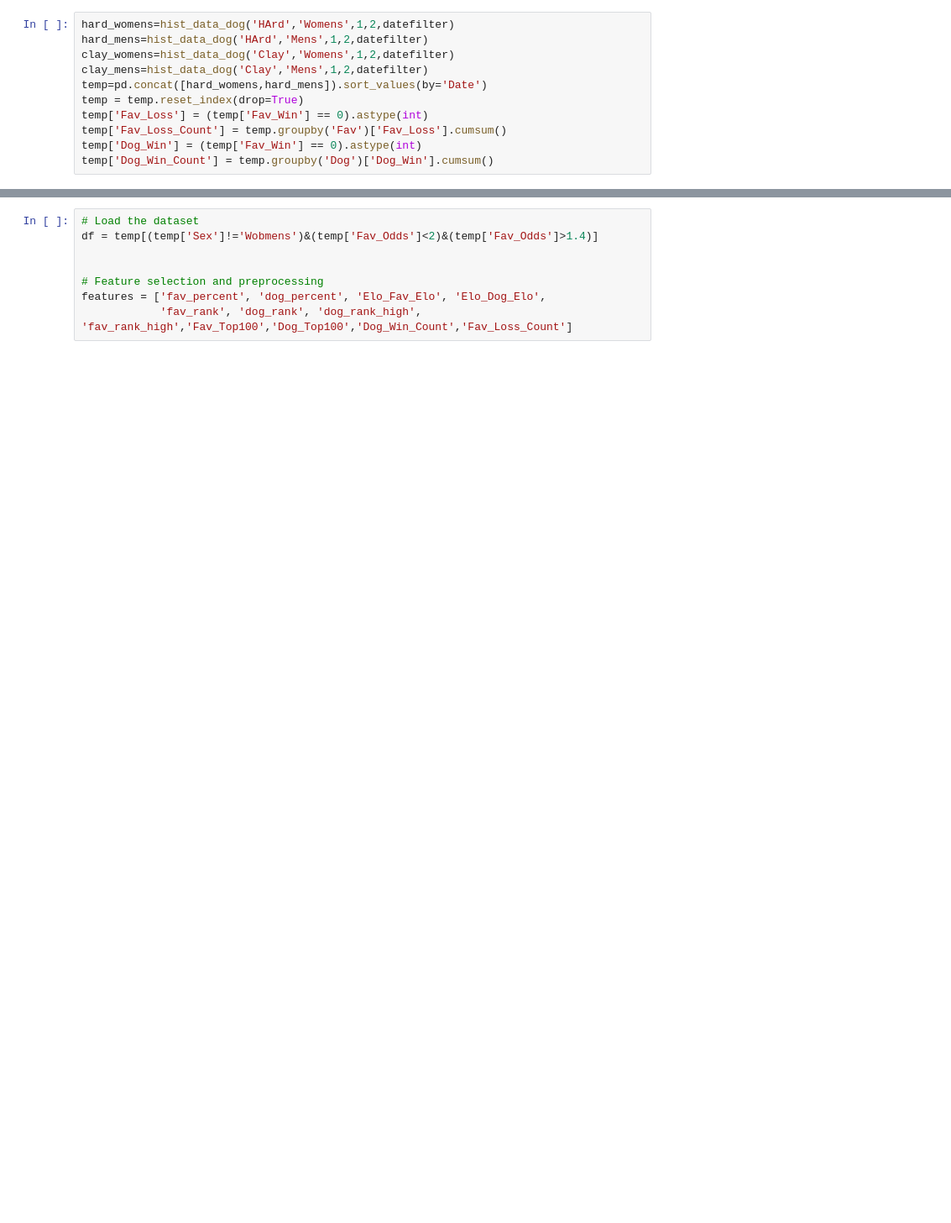
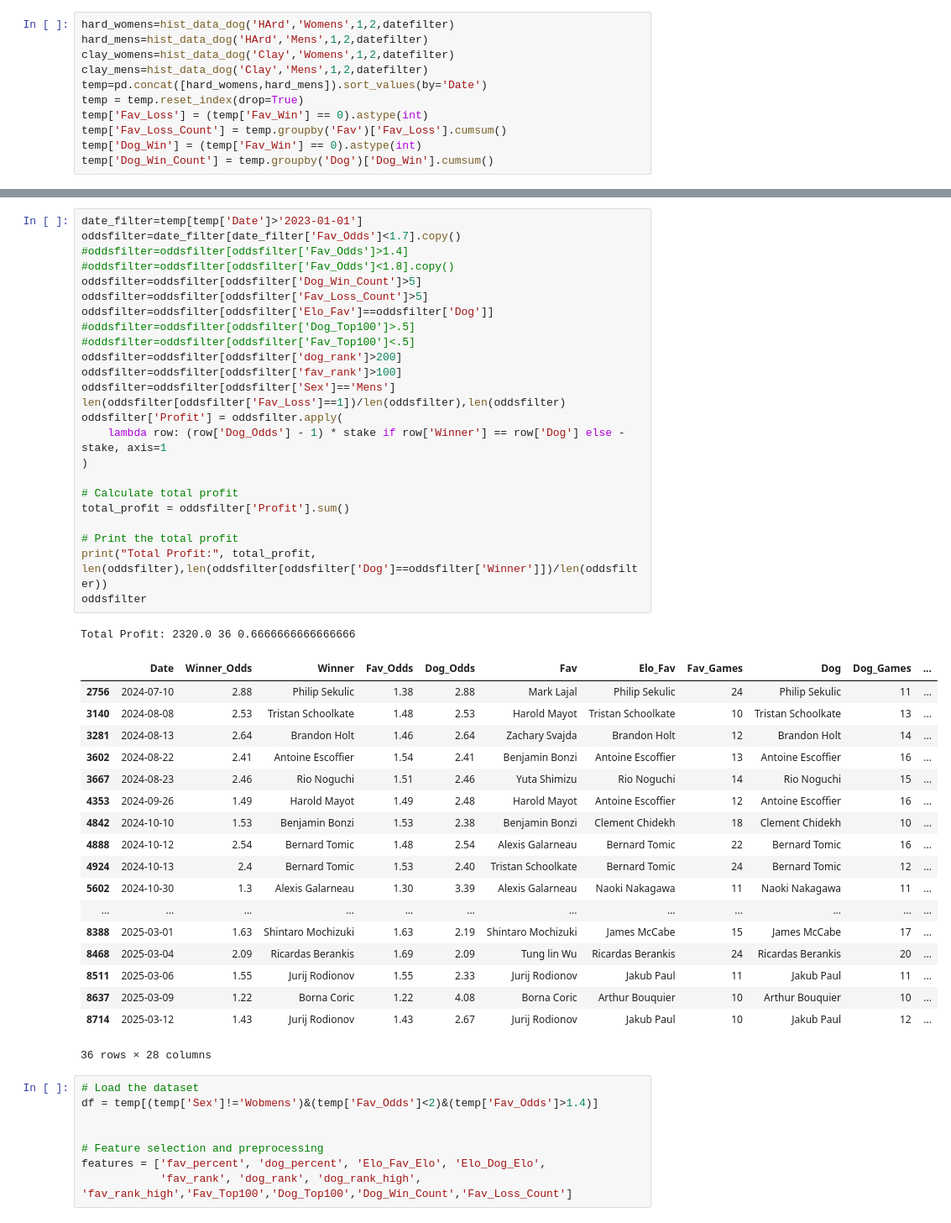
Before and after one commit to Witwolski/tennis_atp, a Jupyter notebook: Daily_ML_Predict.ipynb, the cells around one changed output, grey strips where cells are left out. Shown: that part at 84% size. Cells and saved outputs as stored; diff of their text form; blank space fills up the shorter version.

```diff
--- a/Daily_ML_Predict.ipynb
+++ b/Daily_ML_Predict.ipynb
@@ -34,3 +77,47 @@ temp['Dog_Win_Count'] = temp.groupby('Dog')['Dog_Win'].cumsum()
+# %%
+date_filter=temp[temp['Date']>'2023-01-01']
+oddsfilter=date_filter[date_filter['Fav_Odds']<1.7].copy()
+#oddsfilter=oddsfilter[oddsfilter['Fav_Odds']>1.4]
+#oddsfilter=oddsfilter[oddsfilter['Fav_Odds']<1.8].copy()
+oddsfilter=oddsfilter[oddsfilter['Dog_Win_Count']>5]
+oddsfilter=oddsfilter[oddsfilter['Fav_Loss_Count']>5]
+oddsfilter=oddsfilter[oddsfilter['Elo_Fav']==oddsfilter['Dog']]
+#oddsfilter=oddsfilter[oddsfilter['Dog_Top100']>.5]
+#oddsfilter=oddsfilter[oddsfilter['Fav_Top100']<.5]
+oddsfilter=oddsfilter[oddsfilter['dog_rank']>200]
+oddsfilter=oddsfilter[oddsfilter['fav_rank']>100]
+oddsfilter=oddsfilter[oddsfilter['Sex']=='Mens']
+len(oddsfilter[oddsfilter['Fav_Loss']==1])/len(oddsfilter),len(oddsfilter)
+oddsfilter['Profit'] = oddsfilter.apply(
+    lambda row: (row['Dog_Odds'] - 1) * stake if row['Winner'] == row['Dog'] else -stake, axis=1
+)
+
+# Calculate total profit
+total_profit = oddsfilter['Profit'].sum()
+
+# Print the total profit
+print("Total Profit:", total_profit, len(oddsfilter),len(oddsfilter[oddsfilter['Dog']==oddsfilter['Winner']])/len(oddsfilter))
+oddsfilter
+# %% [output]
+Total Profit: 2320.0 36 0.6666666666666666
+|  | Date | Winner_Odds | Winner | Fav_Odds | Dog_Odds | Fav | Elo_Fav | Fav_Games | Dog | Dog_Games | ... |
+| 2756 | 2024-07-10 | 2.88 | Philip Sekulic | 1.38 | 2.88 | Mark Lajal | Philip Sekulic | 24 | Philip Sekulic | 11 | ... |
+| 3140 | 2024-08-08 | 2.53 | Tristan Schoolkate | 1.48 | 2.53 | Harold Mayot | Tristan Schoolkate | 10 | Tristan Schoolkate | 13 | ... |
+| 3281 | 2024-08-13 | 2.64 | Brandon Holt | 1.46 | 2.64 | Zachary Svajda | Brandon Holt | 12 | Brandon Holt | 14 | ... |
+| 3602 | 2024-08-22 | 2.41 | Antoine Escoffier | 1.54 | 2.41 | Benjamin Bonzi | Antoine Escoffier | 13 | Antoine Escoffier | 16 | ... |
+| 3667 | 2024-08-23 | 2.46 | Rio Noguchi | 1.51 | 2.46 | Yuta Shimizu | Rio Noguchi | 14 | Rio Noguchi | 15 | ... |
+| 4353 | 2024-09-26 | 1.49 | Harold Mayot | 1.49 | 2.48 | Harold Mayot | Antoine Escoffier | 12 | Antoine Escoffier | 16 | ... |
+| 4842 | 2024-10-10 | 1.53 | Benjamin Bonzi | 1.53 | 2.38 | Benjamin Bonzi | Clement Chidekh | 18 | Clement Chidekh | 10 | ... |
+| 4888 | 2024-10-12 | 2.54 | Bernard Tomic | 1.48 | 2.54 | Alexis Galarneau | Bernard Tomic | 22 | Bernard Tomic | 16 | ... |
+| 4924 | 2024-10-13 | 2.4 | Bernard Tomic | 1.53 | 2.40 | Tristan Schoolkate | Bernard Tomic | 24 | Bernard Tomic | 12 | ... |
+| 5602 | 2024-10-30 | 1.3 | Alexis Galarneau | 1.30 | 3.39 | Alexis Galarneau | Naoki Nakagawa | 11 | Naoki Nakagawa | 11 | ... |
+| ... | ... | ... | ... | ... | ... | ... | ... | ... | ... | ... | ... |
+| 8388 | 2025-03-01 | 1.63 | Shintaro Mochizuki | 1.63 | 2.19 | Shintaro Mochizuki | James McCabe | 15 | James McCabe | 17 | ... |
+| 8468 | 2025-03-04 | 2.09 | Ricardas Berankis | 1.69 | 2.09 | Tung lin Wu | Ricardas Berankis | 24 | Ricardas Berankis | 20 | ... |
+| 8511 | 2025-03-06 | 1.55 | Jurij Rodionov | 1.55 | 2.33 | Jurij Rodionov | Jakub Paul | 11 | Jakub Paul | 11 | ... |
+| 8637 | 2025-03-09 | 1.22 | Borna Coric | 1.22 | 4.08 | Borna Coric | Arthur Bouquier | 10 | Arthur Bouquier | 10 | ... |
+| 8714 | 2025-03-12 | 1.43 | Jurij Rodionov | 1.43 | 2.67 | Jurij Rodionov | Jakub Paul | 10 | Jakub Paul | 12 | ... |
+36 rows × 28 columns
 # %%
 # Load the dataset
 df = temp[(temp['Sex']!='Wobmens')&(temp['Fav_Odds']<2)&(temp['Fav_Odds']>1.4)]
```
Also changed, not shown: parts of 11 cells of this notebook, 24 other files.
